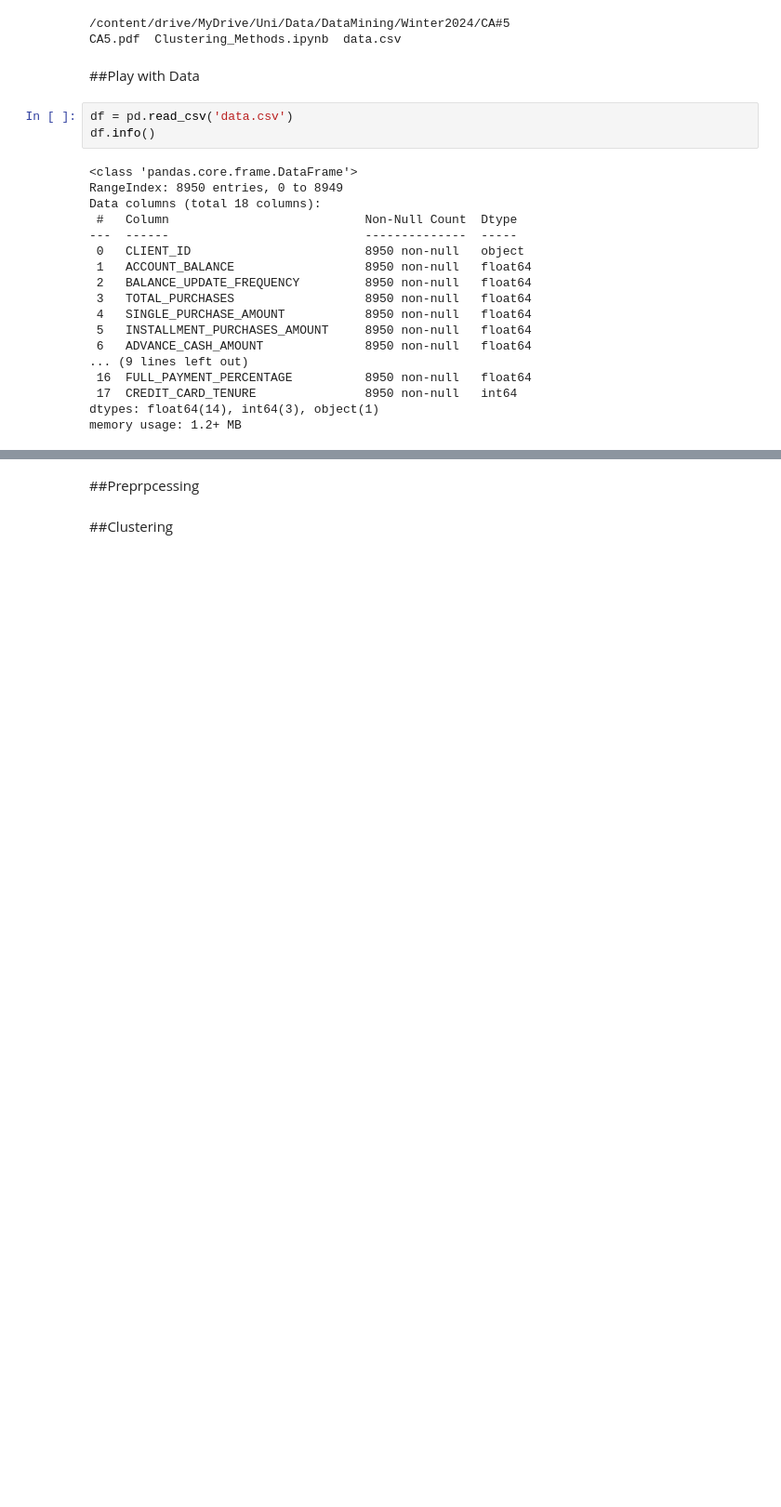
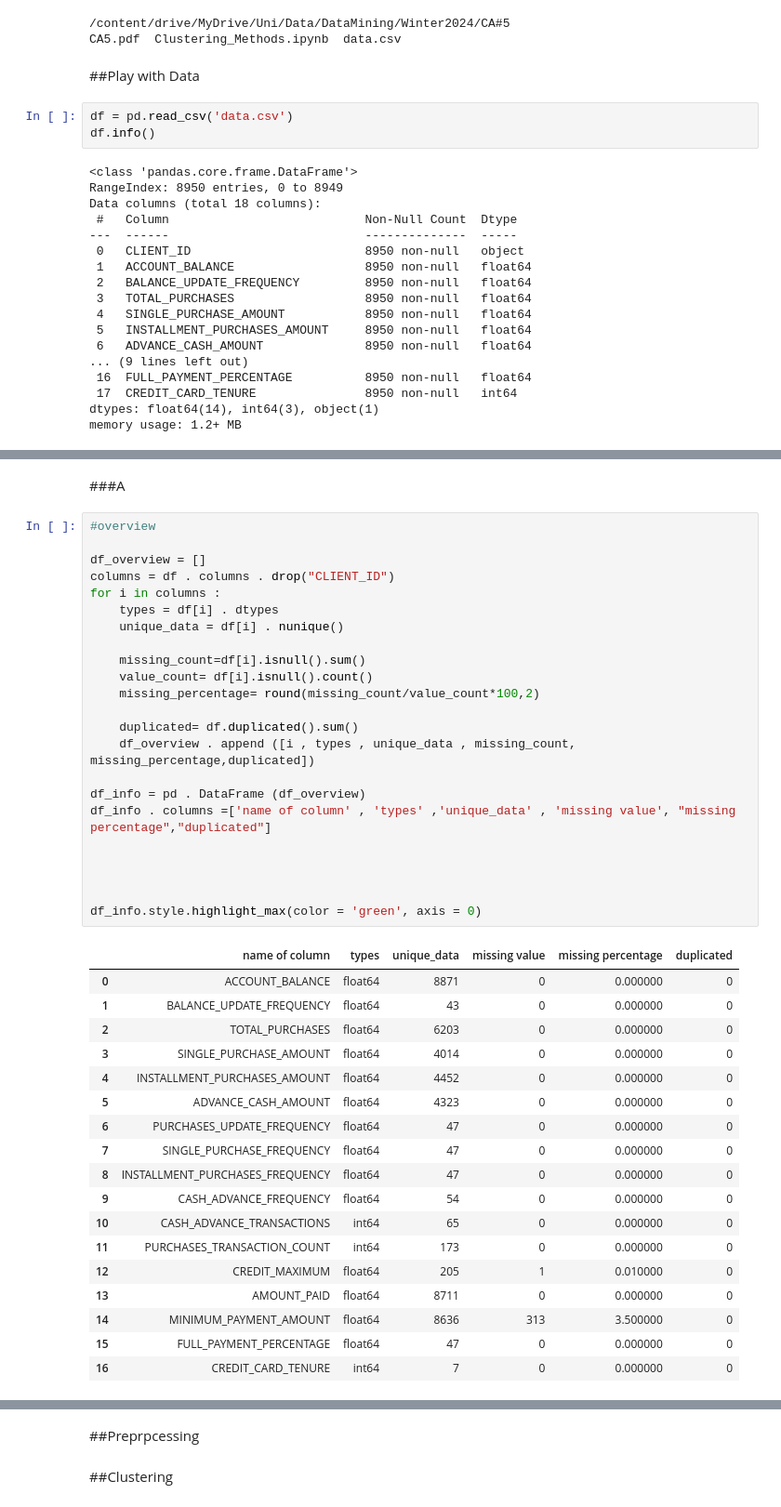
Before and after one commit to garfield-gray/DataMining, a Jupyter notebook: Clustering_Methods.ipynb, the cells around one changed output, grey strips where cells are left out. Shown at 93% size. Drawn from its saved outputs; the diff is of its cells as text; blank space fills up the shorter version.

```diff
--- a/Clustering_Methods.ipynb
+++ b/Clustering_Methods.ipynb
@@ -46,0 +59,44 @@ memory usage: 1.2+ MB
+# %% [markdown]
+###A
+# %%
+#overview
+
+df_overview = []
+columns = df . columns . drop("CLIENT_ID")
+for i in columns :
+    types = df[i] . dtypes
+    unique_data = df[i] . nunique()
+
+    missing_count=df[i].isnull().sum()
+    value_count= df[i].isnull().count()
+    missing_percentage= round(missing_count/value_count*100,2)
+
+    duplicated= df.duplicated().sum()
+    df_overview . append ([i , types , unique_data , missing_count, missing_percentage,duplicated])
+
+df_info = pd . DataFrame (df_overview)
+df_info . columns =['name of column' , 'types' ,'unique_data' , 'missing value', "missing percentage","duplicated"]
+
+
+
+
+df_info.style.highlight_max(color = 'green', axis = 0)
+# %% [output]
+|  | name of column | types | unique_data | missing value | missing percentage | duplicated |
+| 0 | ACCOUNT_BALANCE | float64 | 8871 | 0 | 0.000000 | 0 |
+| 1 | BALANCE_UPDATE_FREQUENCY | float64 | 43 | 0 | 0.000000 | 0 |
+| 2 | TOTAL_PURCHASES | float64 | 6203 | 0 | 0.000000 | 0 |
+| 3 | SINGLE_PURCHASE_AMOUNT | float64 | 4014 | 0 | 0.000000 | 0 |
+| 4 | INSTALLMENT_PURCHASES_AMOUNT | float64 | 4452 | 0 | 0.000000 | 0 |
+| 5 | ADVANCE_CASH_AMOUNT | float64 | 4323 | 0 | 0.000000 | 0 |
+| 6 | PURCHASES_UPDATE_FREQUENCY | float64 | 47 | 0 | 0.000000 | 0 |
+| 7 | SINGLE_PURCHASE_FREQUENCY | float64 | 47 | 0 | 0.000000 | 0 |
+| 8 | INSTALLMENT_PURCHASES_FREQUENCY | float64 | 47 | 0 | 0.000000 | 0 |
+| 9 | CASH_ADVANCE_FREQUENCY | float64 | 54 | 0 | 0.000000 | 0 |
+| 10 | CASH_ADVANCE_TRANSACTIONS | int64 | 65 | 0 | 0.000000 | 0 |
+| 11 | PURCHASES_TRANSACTION_COUNT | int64 | 173 | 0 | 0.000000 | 0 |
+| 12 | CREDIT_MAXIMUM | float64 | 205 | 1 | 0.010000 | 0 |
+| 13 | AMOUNT_PAID | float64 | 8711 | 0 | 0.000000 | 0 |
+| 14 | MINIMUM_PAYMENT_AMOUNT | float64 | 8636 | 313 | 3.500000 | 0 |
+| 15 | FULL_PAYMENT_PERCENTAGE | float64 | 47 | 0 | 0.000000 | 0 |
+| 16 | CREDIT_CARD_TENURE | int64 | 7 | 0 | 0.000000 | 0 |
```
Also changed, not shown: parts of 5 cells of this notebook.
